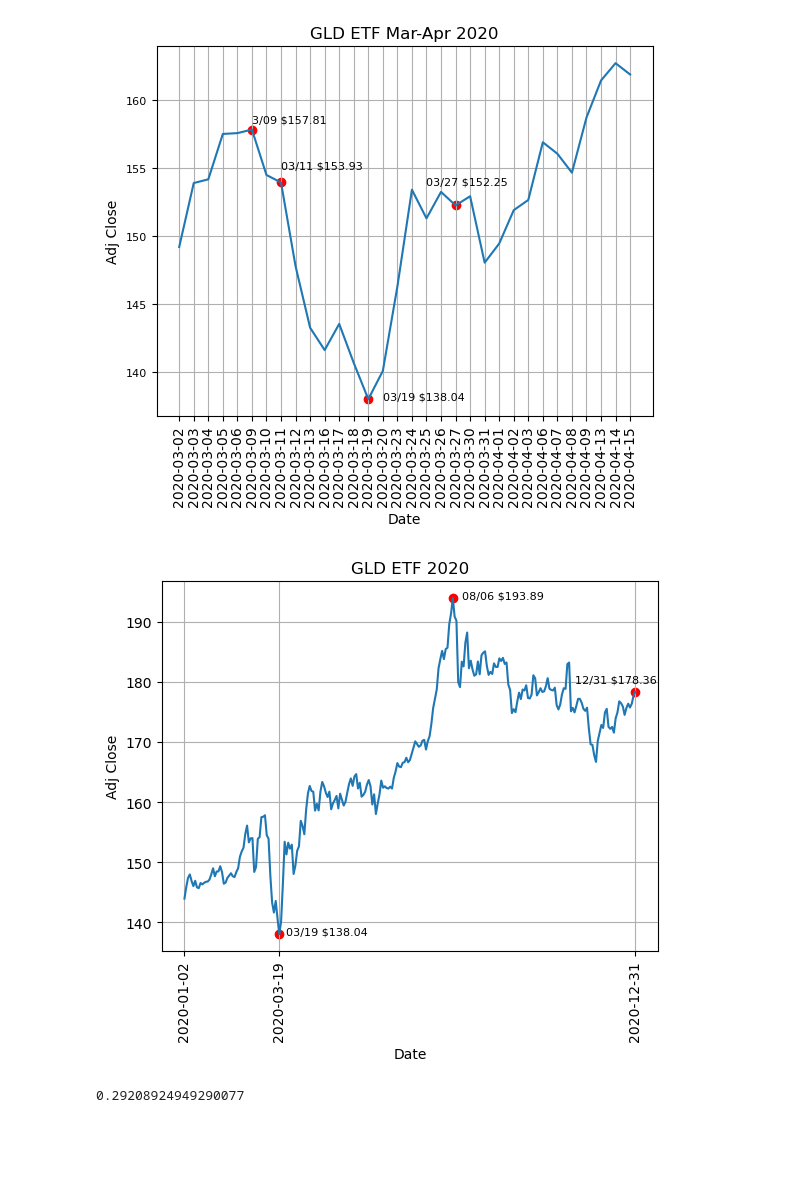
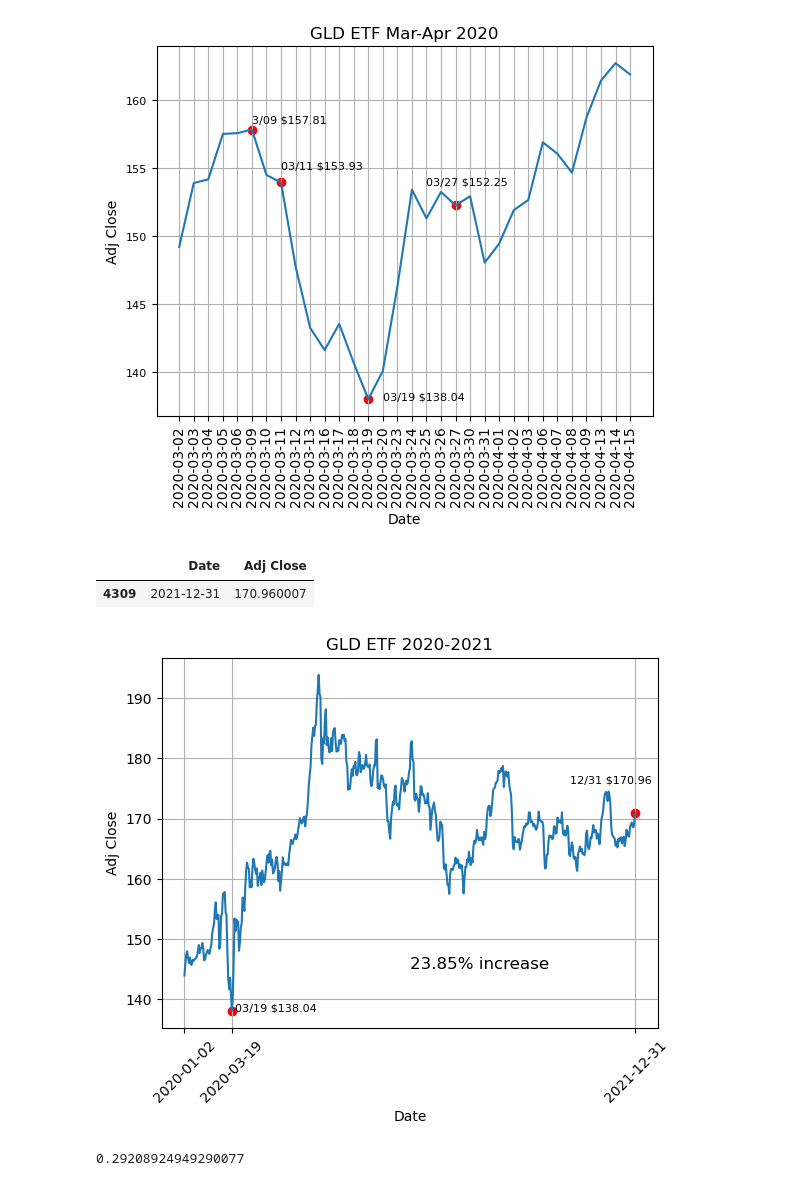
Before and after one commit to rushichokshi/Investment-Analysis, a Jupyter notebook: notebooks/gld.ipynb, the cells around one changed output. Drawn from its saved outputs; the diff is of its cells as text; code cells hidden in the pictures; blank space fills up the shorter version.

```diff
--- a/notebooks/gld.ipynb
+++ b/notebooks/gld.ipynb
@@ -212,24 +229,31 @@ plt.title('GLD ETF Mar-Apr 2020')
 plt.show()
 # %% [output]
 [figure]
+# %%
+gld[gld['Date']=='2021-12-31']
+# %% [output]
+|  | Date | Adj Close |
+| 4309 | 2021-12-31 | 170.960007 |
 # %%
-graph = sns.lineplot(x=gld[gld['Date']>='2020-01-01'][gld['Date']<='2021-01-01']['Date'],y=gld[gld['Date']>='2020-01-01'][gld['Date']<='2021-01-01']['Adj Close'])
+graph = sns.lineplot(x=gld[gld['Date']>='2020-01-01'][gld['Date']<='2021-12-31']['Date'],y=gld[gld['Date']>='2020-01-01'][gld['Date']<='2021-12-31']['Adj Close'])
 plt.grid(True)
-plt.xticks(rotation=90,ticks=['2020-01-02','2020-03-19','2020-12-31'])
+plt.xticks(rotation=45,ticks=['2020-01-02','2020-03-19','2021-12-31'])
 
-plt.scatter('2020-08-06',193.889999,marker='o',color='red')
-plt.text('2020-08-13',193.89, '08/06 $193.89',fontsize=8)
+#plt.scatter('2020-08-06',193.889999,marker='o',color='red')
+#plt.text('2020-08-13',193.89, '8/06 $193.89',fontsize=8)
 
-plt.scatter('2020-12-31',178.360001,marker='o',color='red')
-plt.text('2020-11-11',178.360001 + 1.5, '12/31 $178.36',fontsize=8)
+plt.scatter('2021-12-31',170.960007,marker='o',color='red')
+plt.text('2021-09-17',170.960007 + 5, '12/31 $170.96',fontsize=8)
 
 plt.scatter('2020-03-19',138.039993,marker='o',color='red')
 plt.text('2020-03-25',138.039993, '03/19 $138.04',fontsize=8)
 
-plt.title('GLD ETF 2020')
+plt.text('2020-12-31',145, '23.85% increase',fontsize=12)
+
+plt.title('GLD ETF 2020-2021')
 plt.show()
 # %% [output]
-[figure, old version]
+[figure, new version]
 # %%
 (178.36-138.04)/138.04
 # %% [output]
```
Also changed, not shown: parts of 29 cells of this notebook, 6 other files.
